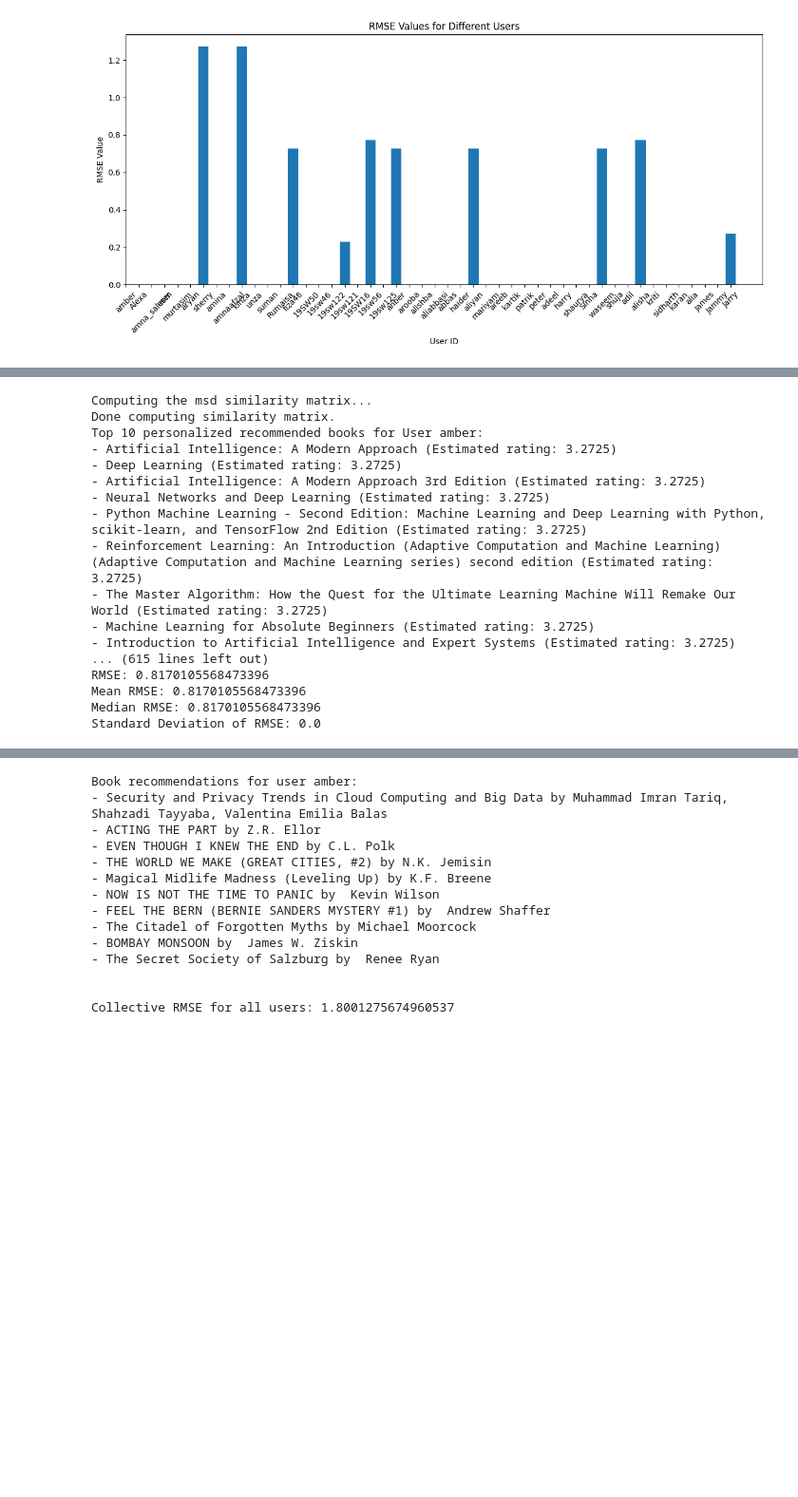
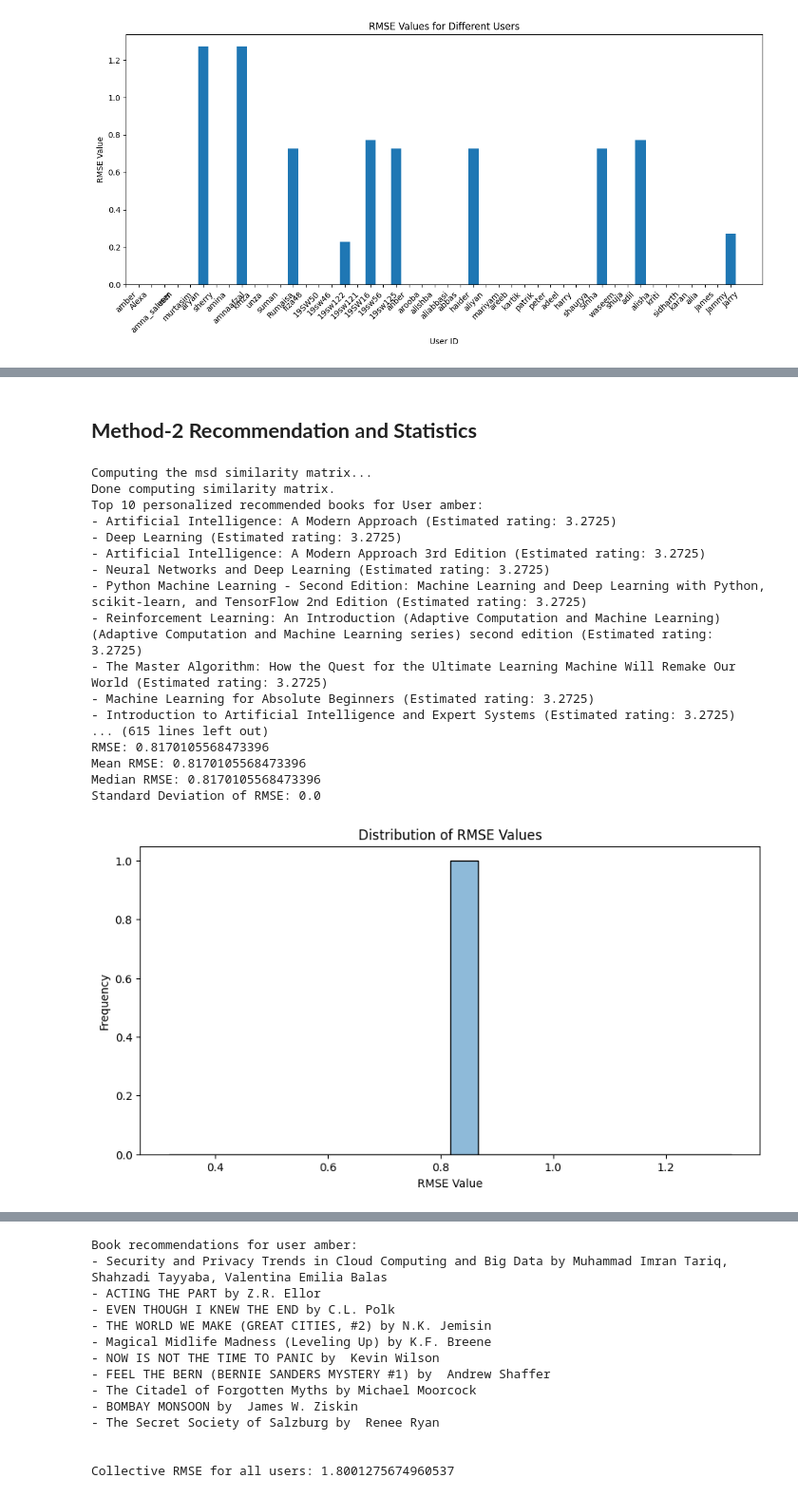
Before and after one commit to Mughal72/Book_Website, a Jupyter notebook: analysis.ipynb, the cells around one changed output, grey strips where cells are left out. Shown at 95% size. Cells and saved outputs as stored; diff of their text form; code cells hidden in the pictures; blank space fills up the shorter version.

```diff
--- a/analysis.ipynb
+++ b/analysis.ipynb
@@ -199,3 +219,5 @@ Standard Deviation of RMSE: 0.0
+# %% [markdown]
+## **Method-2 Recommendation** a**nd Statistics**
 # %%
 from surprise import accuracy
 import numpy as np
@@ -256,30 +278,49 @@ print(f'RMSE: {rmse}')
 # Calculate RMSE statistics
 predicted_ratings = [pred.est for pred in predictions]
 actual_ratings = [pred.r_ui for pred in predictions]
 
 rmse_values = np.sqrt(np.mean([(predicted - actual) ** 2 for predicted, actual in zip(predicted_ratings, actual_ratings)]))
 mean_rmse = np.mean(rmse_values)
 median_rmse = np.median(rmse_values)
 std_dev_rmse = np.std(rmse_values)
 
 print(f'Mean RMSE: {mean_rmse}')
 print(f'Median RMSE: {median_rmse}')
 print(f'Standard Deviation of RMSE: {std_dev_rmse}')
+
+
+import matplotlib.pyplot as plt
+import seaborn as sns
+import pandas as pd  # Import Pandas for data manipulation
+import numpy as np
+
+
+# Convert 'rmse_values' to a Pandas Series
+rmse_series = pd.Series(rmse_values)
+
+# Create a histogram of RMSE values
+plt.figure(figsize=(10, 5))
+sns.histplot(rmse_series, bins=20, kde=True)
+plt.xlabel('RMSE Value')
+plt.ylabel('Frequency')
+plt.title('Distribution of RMSE Values')
+plt.show()
 # %% [output]
 Computing the msd similarity matrix...
 Done computing similarity matrix.
 Top 10 personalized recommended books for User amber:
 - Artificial Intelligence: A Modern Approach (Estimated rating: 3.2725)
 - Deep Learning (Estimated rating: 3.2725)
 - Artificial Intelligence: A Modern Approach 3rd Edition (Estimated rating: 3.2725)
 - Neural Networks and Deep Learning (Estimated rating: 3.2725)
 - Python Machine Learning - Second Edition: Machine Learning and Deep Learning with Python, scikit-learn, and TensorFlow 2nd Edition (Estimated rating: 3.2725)
 - Reinforcement Learning: An Introduction (Adaptive Computation and Machine Learning) (Adaptive Computation and Machine Learning series) second edition (Estimated rating: 3.2725)
 - The Master Algorithm: How the Quest for the Ultimate Learning Machine Will Remake Our World (Estimated rating: 3.2725)
 - Machine Learning for Absolute Beginners (Estimated rating: 3.2725)
 - Introduction to Artificial Intelligence and Expert Systems (Estimated rating: 3.2725)
 ... (615 lines left out)
 RMSE: 0.8170105568473396
 Mean RMSE: 0.8170105568473396
 Median RMSE: 0.8170105568473396
 Standard Deviation of RMSE: 0.0
+[figure, added]
```
Also changed, not shown: parts of 6 cells of this notebook.
